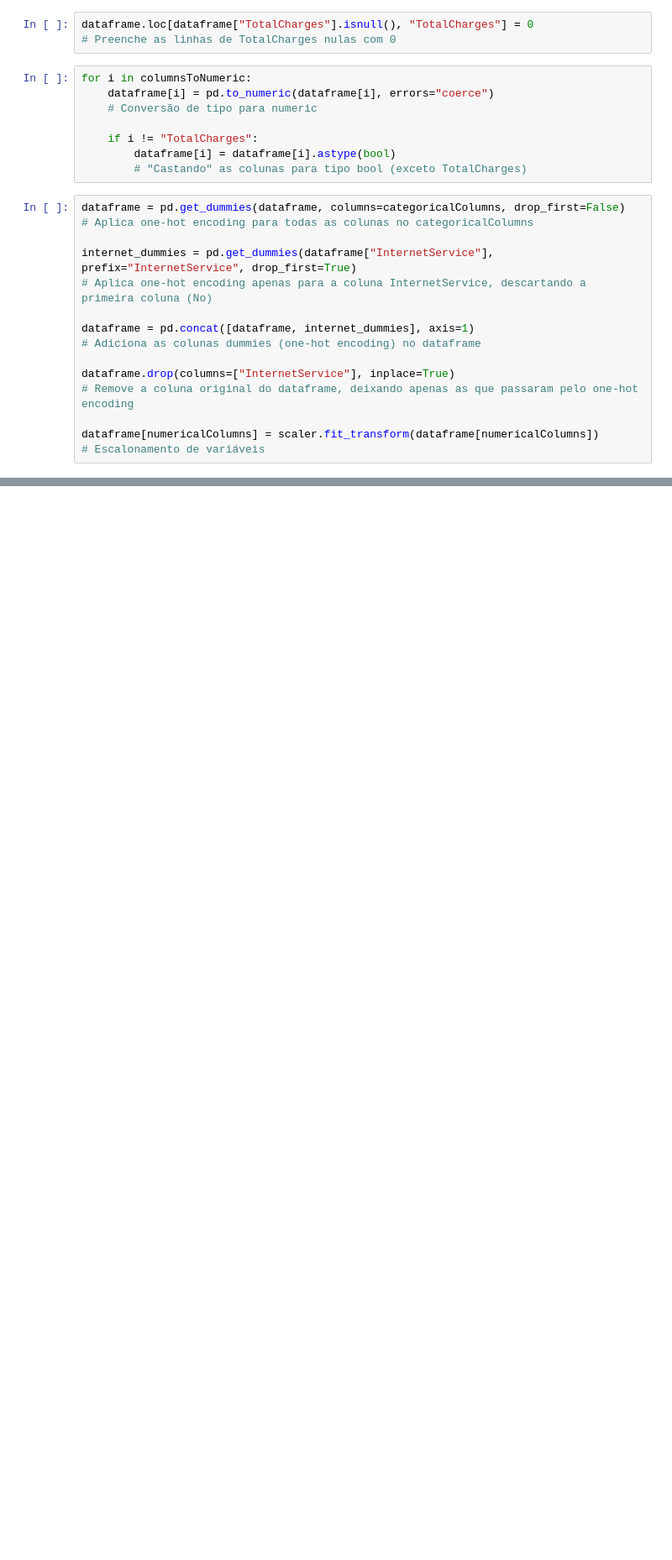
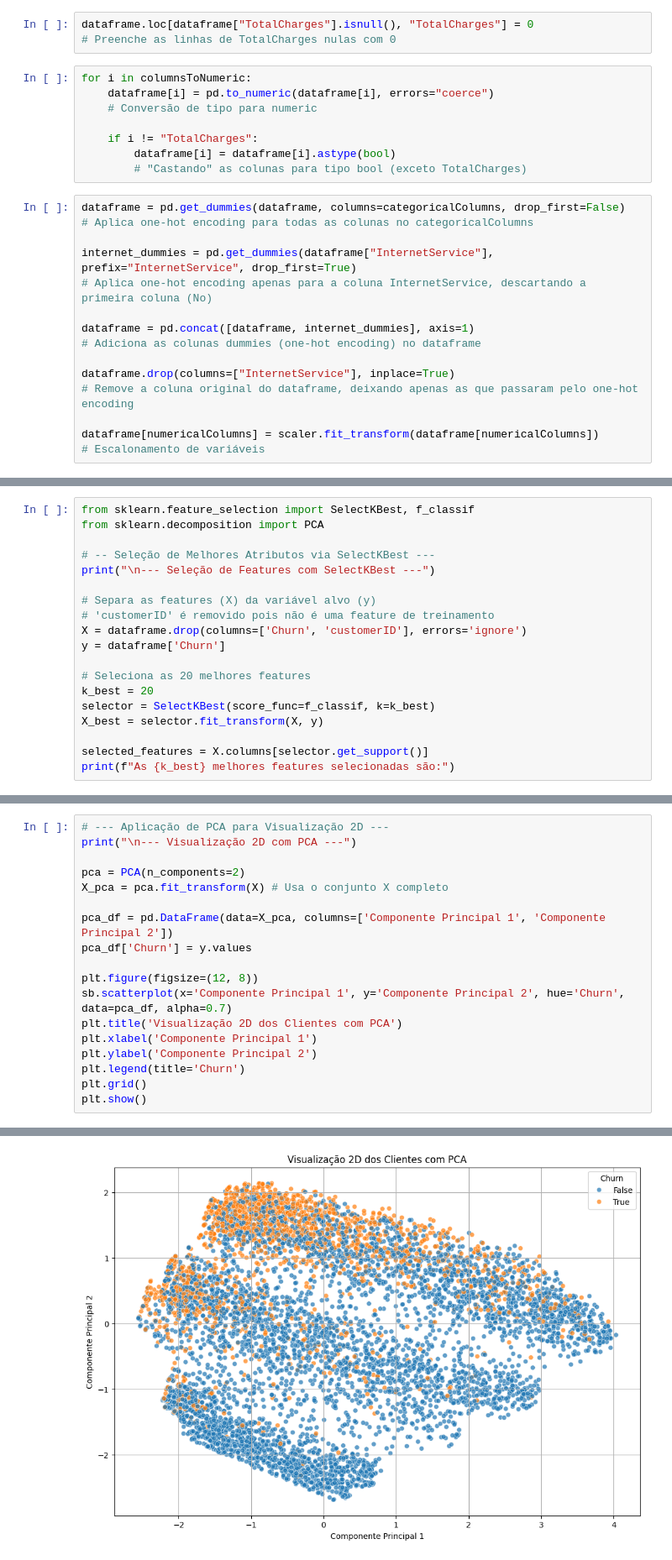
Before and after one commit to jose-roland/trabalho-ia, a Jupyter notebook: Trabalho de IA.ipynb, the cells around one changed output, grey strips where cells are left out. Shown at 84% size. Cells and saved outputs as stored; diff of their text form; blank space fills up the shorter version.

```diff
--- a/Trabalho de IA.ipynb
+++ b/Trabalho de IA.ipynb
@@ -99,0 +105,19 @@ plt.show()
+# %%
+from sklearn.feature_selection import SelectKBest, f_classif
+from sklearn.decomposition import PCA
+
+# -- Seleção de Melhores Atributos via SelectKBest ---
+print("\n--- Seleção de Features com SelectKBest ---")
+
+# Separa as features (X) da variável alvo (y)
+# 'customerID' é removido pois não é uma feature de treinamento
+X = dataframe.drop(columns=['Churn', 'customerID'], errors='ignore')
+y = dataframe['Churn']
+
+# Seleciona as 20 melhores features
+k_best = 20
+selector = SelectKBest(score_func=f_classif, k=k_best)
+X_best = selector.fit_transform(X, y)
+
+selected_features = X.columns[selector.get_support()]
+print(f"As {k_best} melhores features selecionadas são:")
@@ -99,0 +127,19 @@ plt.show()
+# %%
+# --- Aplicação de PCA para Visualização 2D ---
+print("\n--- Visualização 2D com PCA ---")
+
+pca = PCA(n_components=2)
+X_pca = pca.fit_transform(X) # Usa o conjunto X completo
+
+pca_df = pd.DataFrame(data=X_pca, columns=['Componente Principal 1', 'Componente Principal 2'])
+pca_df['Churn'] = y.values
+
+plt.figure(figsize=(12, 8))
+sb.scatterplot(x='Componente Principal 1', y='Componente Principal 2', hue='Churn', data=pca_df, alpha=0.7)
+plt.title('Visualização 2D dos Clientes com PCA')
+plt.xlabel('Componente Principal 1')
+plt.ylabel('Componente Principal 2')
+plt.legend(title='Churn')
+plt.grid()
+plt.show()
+# %% [output]
@@ -99,0 +147 @@ plt.show()
+[figure, added]
```
Also changed, not shown: parts of 8 cells of this notebook, 1 other file.
